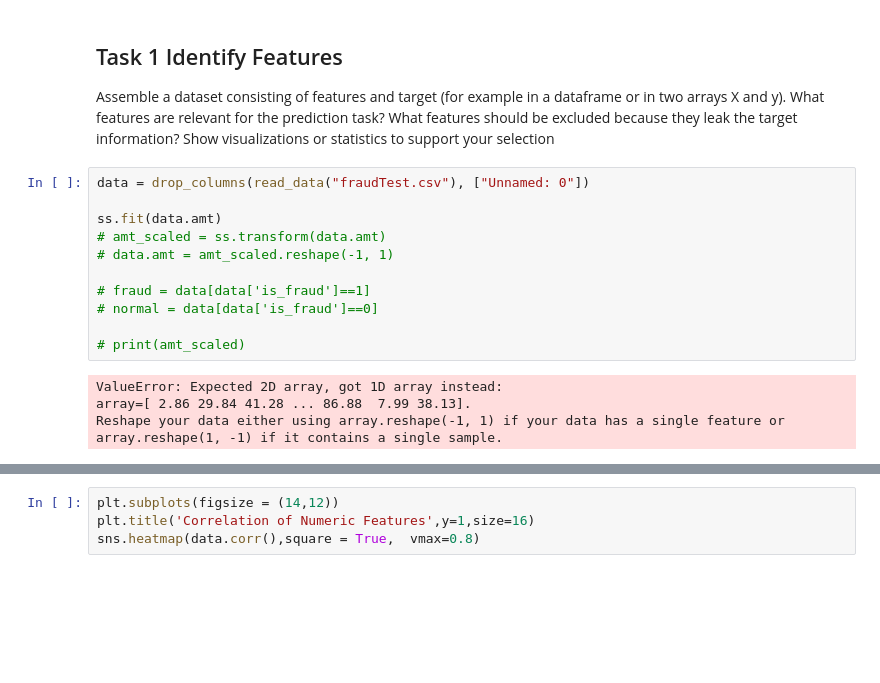
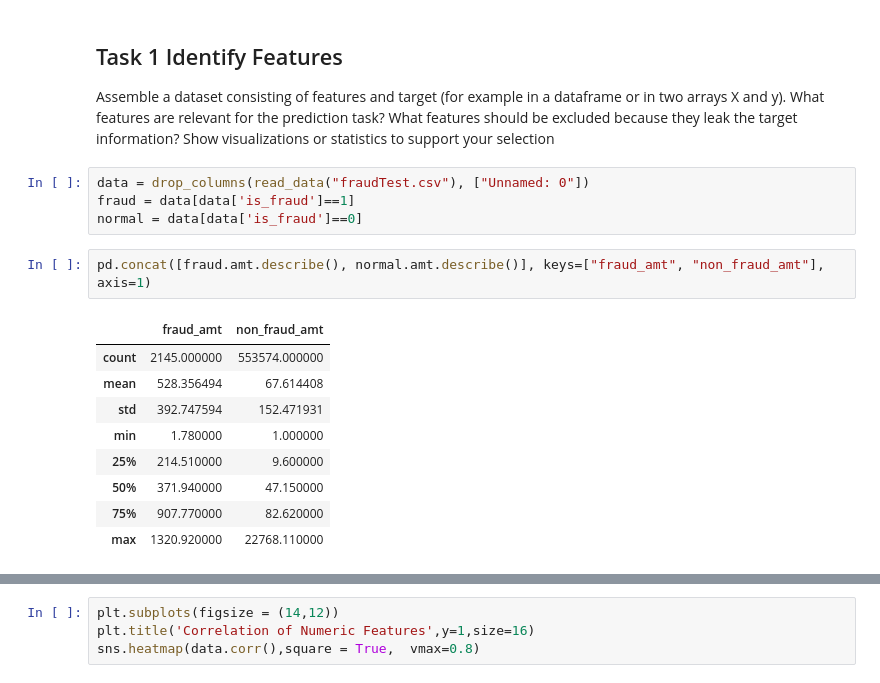
Before and after one commit to sashaaKr/master-of-science, a Jupyter notebook: semester_2/Advanced_Topics_in_Machine_Learning/assignment_2/Advanced Machine Learning - HW #2.ipynb, the cells around one changed output, grey strips where cells are left out. Drawn from its saved outputs; the diff is of its cells as text; blank space fills up the shorter version.

```diff
--- a/semester_2/Advanced_Topics_in_Machine_Learning/assignment_2/Advanced Machine Learning - HW #2.ipynb
+++ b/semester_2/Advanced_Topics_in_Machine_Learning/assignment_2/Advanced Machine Learning - HW #2.ipynb
@@ -291,17 +291,18 @@ TypeError: expected string or bytes-like object
 Assemble a dataset consisting of features and target (for example in a dataframe or in two arrays X and y). What features are relevant for the prediction task? What features should be excluded because they leak the target information? Show visualizations or statistics to support your selection
 # %%
 data = drop_columns(read_data("fraudTest.csv"), ["Unnamed: 0"])
-
-ss.fit(data.amt)
-# amt_scaled = ss.transform(data.amt)
-# data.amt = amt_scaled.reshape(-1, 1)
-
-# fraud = data[data['is_fraud']==1]
-# normal = data[data['is_fraud']==0]
-
-# print(amt_scaled)
+fraud = data[data['is_fraud']==1]
+normal = data[data['is_fraud']==0]
-# %% [output]
-ValueError: Expected 2D array, got 1D array instead:
-array=[ 2.86 29.84 41.28 ... 86.88  7.99 38.13].
-Reshape your data either using array.reshape(-1, 1) if your data has a single feature or array.reshape(1, -1) if it contains a single sample.
+# %%
+pd.concat([fraud.amt.describe(), normal.amt.describe()], keys=["fraud_amt", "non_fraud_amt"], axis=1)
+# %% [output]
+|  | fraud_amt | non_fraud_amt |
+| count | 2145.000000 | 553574.000000 |
+| mean | 528.356494 | 67.614408 |
+| std | 392.747594 | 152.471931 |
+| min | 1.780000 | 1.000000 |
+| 25% | 214.510000 | 9.600000 |
+| 50% | 371.940000 | 47.150000 |
+| 75% | 907.770000 | 82.620000 |
+| max | 1320.920000 | 22768.110000 |
 # %%
```
Also changed, not shown: parts of 9 cells of this notebook.
